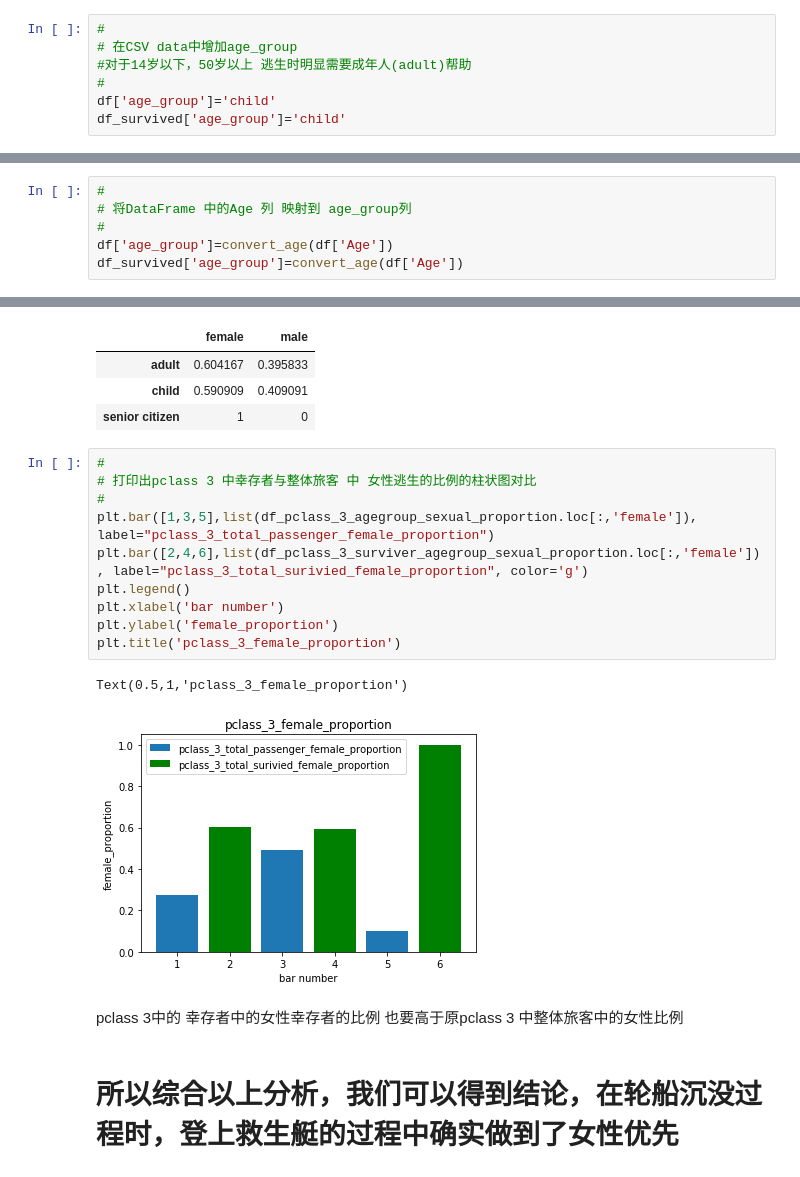
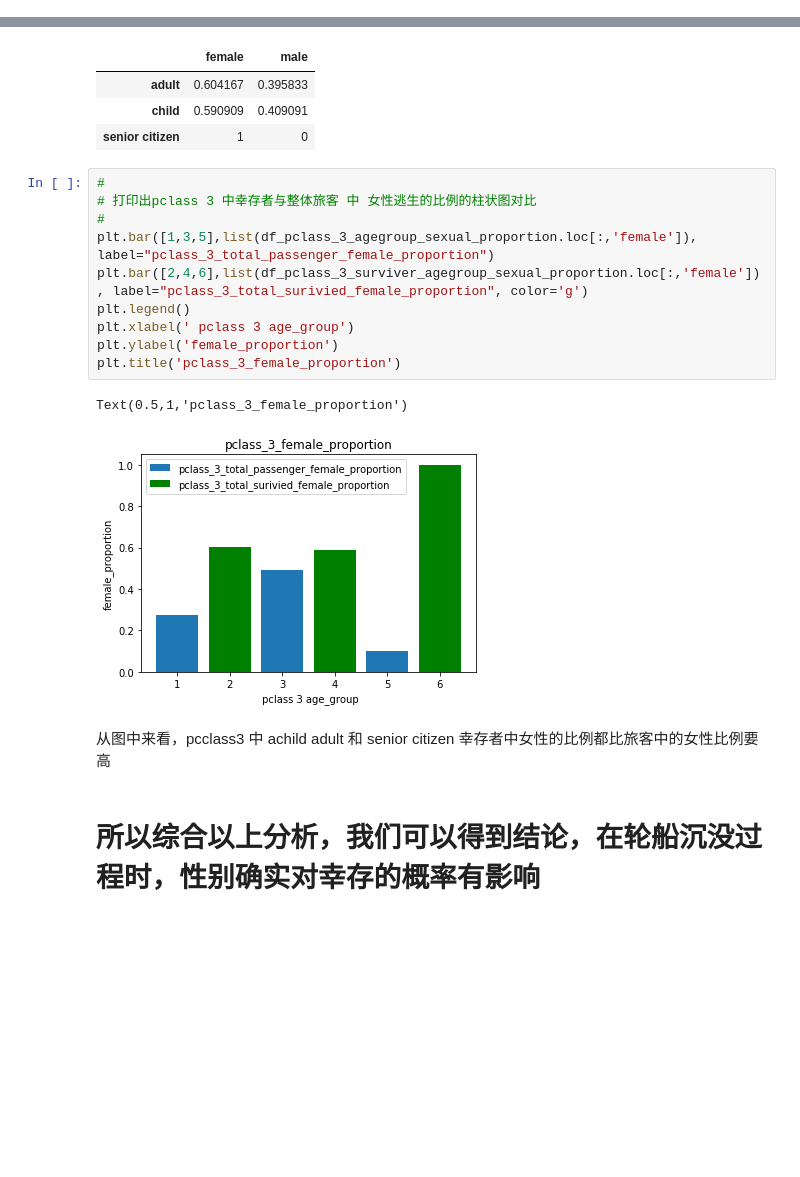
Before and after one commit to dedlous/data_wrangling, a Jupyter notebook: titanic-data_wrangle.ipynb, the cells around one changed output, grey strips where cells are left out. Cells and saved outputs as stored; diff of their text form; blank space fills up the shorter version.

```diff
--- a/titanic-data_wrangle.ipynb
+++ b/titanic-data_wrangle.ipynb
@@ -573,7 +511,0 @@ plt.title('pclass_2_female_proportion')
-# %%
-#
-# 在CSV data中增加age_group
-#对于14岁以下，50岁以上 逃生时明显需要成年人(adult)帮助
-#
-df['age_group']='child'
-df_survived['age_group']='child'
@@ -603,6 +511,0 @@ def convert_age(age_group):
-# %%
-#
-# 将DataFrame 中的Age 列 映射到 age_group列
-#
-df['age_group']=convert_age(df['Age'])
-df_survived['age_group']=convert_age(df['Age'])
@@ -767,18 +566,18 @@ df_pclass_3_surviver_agegroup_sexual_proportion
 # %%
 #
 # 打印出pclass 3 中幸存者与整体旅客 中 女性逃生的比例的柱状图对比
 #
 plt.bar([1,3,5],list(df_pclass_3_agegroup_sexual_proportion.loc[:,'female']), label="pclass_3_total_passenger_female_proportion")
 plt.bar([2,4,6],list(df_pclass_3_surviver_agegroup_sexual_proportion.loc[:,'female']), label="pclass_3_total_surivied_female_proportion", color='g')
 plt.legend()
-plt.xlabel('bar number')
+plt.xlabel(' pclass 3 age_group')
 plt.ylabel('female_proportion')
 plt.title('pclass_3_female_proportion')
 # %% [output]
 Text(0.5,1,'pclass_3_female_proportion')
-[figure, old version]
+[figure, new version]
-# %% [markdown]
-pclass 3中的 幸存者中的女性幸存者的比例 也要高于原pclass 3 中整体旅客中的女性比例
+# %% [markdown]
+从图中来看，pcclass3 中 achild adult 和 senior citizen 幸存者中女性的比例都比旅客中的女性比例要高
 # %% [markdown]
-# 所以综合以上分析，我们可以得到结论，在轮船沉没过程时，登上救生艇的过程中确实做到了女性优先
+# 所以综合以上分析，我们可以得到结论，在轮船沉没过程时，性别确实对幸存的概率有影响
 # %% [markdown]
```
Also changed, not shown: parts of 33 cells of this notebook, 1 other file.
